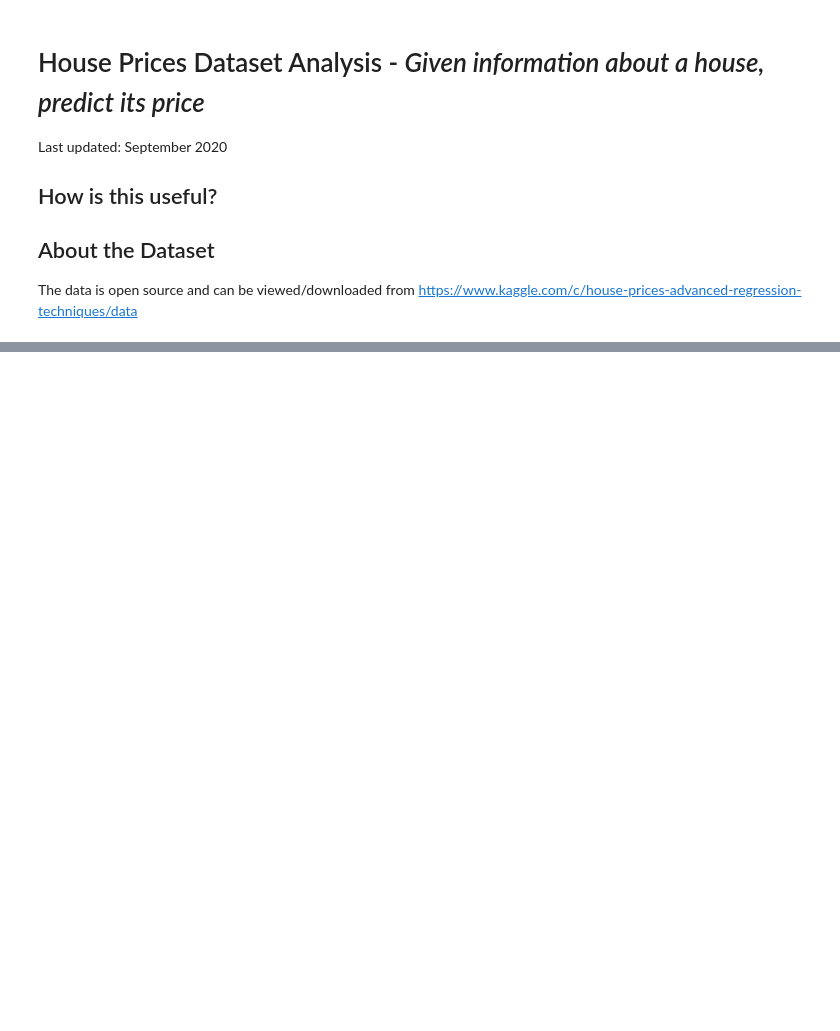
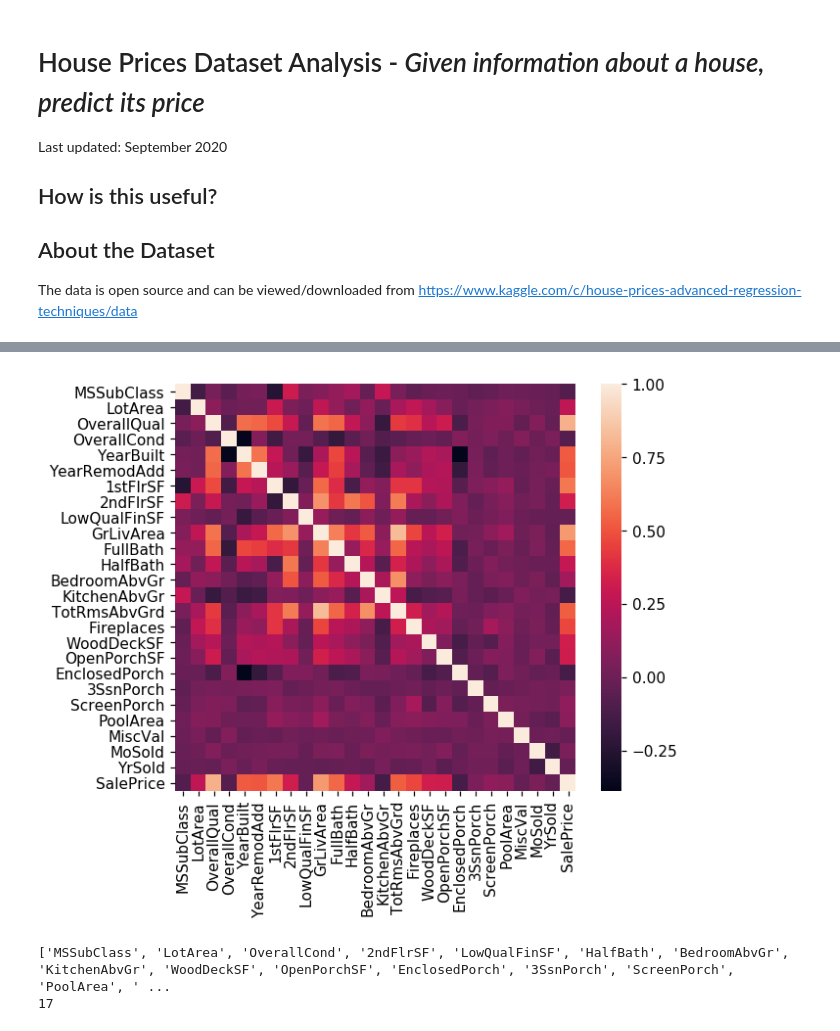
Before and after one commit to ricardomokhtari/Data-Science-Projects, a Jupyter notebook: house-prices/analysis.ipynb, the cells around one changed output, grey strips where cells are left out. Drawn from its saved outputs; the diff is of its cells as text; code cells hidden in the pictures; blank space fills up the shorter version.

```diff
--- a/house-prices/analysis.ipynb
+++ b/house-prices/analysis.ipynb
@@ -41,0 +62,26 @@ Dataset shape:  (1459, 80)
+# %%
+from sklearn.feature_selection import VarianceThreshold
+import seaborn as sn
+
+correlated_features = set()
+correlation_matrix = numerical.corr()
+
+plt.figure(dpi=110,figsize=(6,5))
+sn.heatmap(correlation_matrix, annot=False)
+plt.show()
+# %% [output]
+[figure, added]
+# %%
+poor_features = []
+
+for i in range(26):
+    if correlation_matrix.iloc[-1,i] < 0.4:
+        poor_features.append(correlation_matrix.columns[i])
+
+print(poor_features)
+print(len(poor_features))
+
+numerical.drop(labels=poor_features, axis=1, inplace=True)
+# %% [output]
+['MSSubClass', 'LotArea', 'OverallCond', '2ndFlrSF', 'LowQualFinSF', 'HalfBath', 'BedroomAbvGr', 'KitchenAbvGr', 'WoodDeckSF', 'OpenPorchSF', 'EnclosedPorch', '3SsnPorch', 'ScreenPorch', 'PoolArea', ' ...
+17
```
Also changed, not shown: parts of 10 cells of this notebook, 2 other files.
